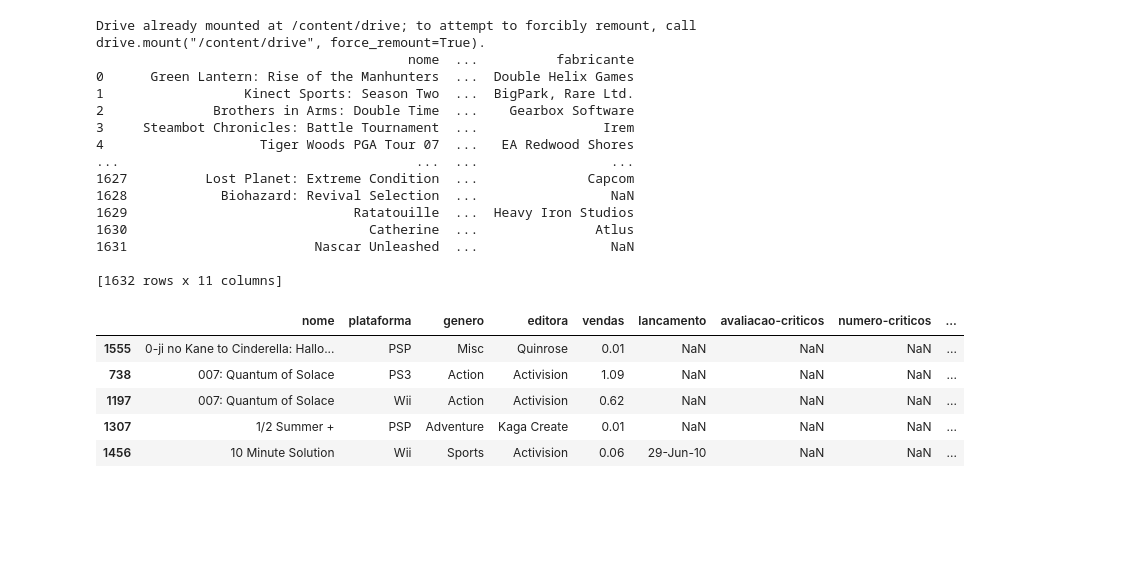
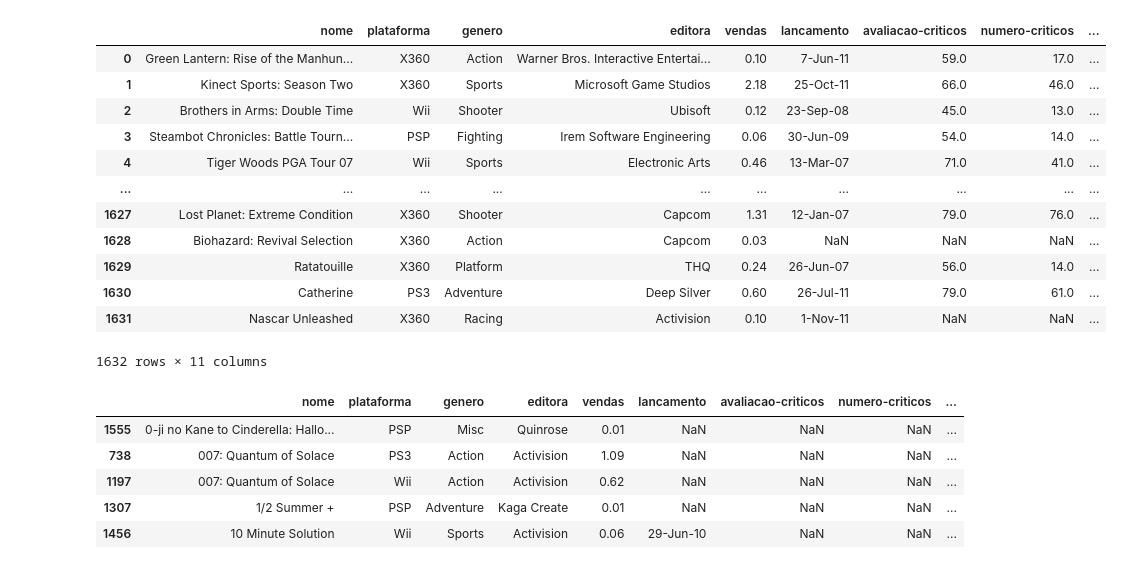
Before and after one commit to thiago9864/mineracao_dados, a Jupyter notebook: Trabalho_2_Mineração.ipynb, the cells around one changed output. Cells and saved outputs as stored; diff of their text form; code cells hidden in the pictures; blank space fills up the shorter version.

```diff
--- a/Trabalho_2_Mineração.ipynb
+++ b/Trabalho_2_Mineração.ipynb
@@ -5,26 +5,26 @@ import numpy as np
 import seaborn as sns
 import matplotlib.pyplot as plt
 # %%
-drive.mount('/content/drive')
-dados = pd.read_csv("/content/drive/MyDrive/Classroom/DCC127-2020.3-A - MINERAÇÃO DE DADOS - DEPTO DE CIENCIA DA COMPUTACAO  ICE/trabalho2_dados_21.csv")
+#drive.mount('/content/drive')
+#pasta_drive = '/content/drive/MyDrive/Classroom/DCC127-2020.3-A - MINERAÇÃO DE DADOS - DEPTO DE CIENCIA DA COMPUTACAO  ICE/'
+pasta_drive = ''
+dados = pd.read_csv(pasta_drive + "trabalho2_dados_21.csv")
 
-print(dados)
+dados
 # %% [output]
+|  | nome | plataforma | genero | editora | vendas | lancamento | avaliacao-criticos | numero-criticos | ... |
+| 0 | Green Lantern: Rise of the Manhun... | X360 | Action | Warner Bros. Interactive Entertai... | 0.10 | 7-Jun-11 | 59.0 | 17.0 | ... |
+| 1 | Kinect Sports: Season Two | X360 | Sports | Microsoft Game Studios | 2.18 | 25-Oct-11 | 66.0 | 46.0 | ... |
+| 2 | Brothers in Arms: Double Time | Wii | Shooter | Ubisoft | 0.12 | 23-Sep-08 | 45.0 | 13.0 | ... |
+| 3 | Steambot Chronicles: Battle Tourn... | PSP | Fighting | Irem Software Engineering | 0.06 | 30-Jun-09 | 54.0 | 14.0 | ... |
+| 4 | Tiger Woods PGA Tour 07 | Wii | Sports | Electronic Arts | 0.46 | 13-Mar-07 | 71.0 | 41.0 | ... |
+| ... | ... | ... | ... | ... | ... | ... | ... | ... | ... |
+| 1627 | Lost Planet: Extreme Condition | X360 | Shooter | Capcom | 1.31 | 12-Jan-07 | 79.0 | 76.0 | ... |
+| 1628 | Biohazard: Revival Selection | X360 | Action | Capcom | 0.03 | NaN | NaN | NaN | ... |
+| 1629 | Ratatouille | X360 | Platform | THQ | 0.24 | 26-Jun-07 | 56.0 | 14.0 | ... |
+| 1630 | Catherine | PS3 | Adventure | Deep Silver | 0.60 | 26-Jul-11 | 79.0 | 61.0 | ... |
+| 1631 | Nascar Unleashed | X360 | Racing | Activision | 0.10 | 1-Nov-11 | NaN | NaN | ... |
-Drive already mounted at /content/drive; to attempt to forcibly remount, call drive.mount("/content/drive", force_remount=True).
-                                        nome  ...          fabricante
-0      Green Lantern: Rise of the Manhunters  ...  Double Helix Games
-1                  Kinect Sports: Season Two  ...  BigPark, Rare Ltd.
-2              Brothers in Arms: Double Time  ...    Gearbox Software
-3     Steambot Chronicles: Battle Tournament  ...                Irem
-4                    Tiger Woods PGA Tour 07  ...   EA Redwood Shores
-...                                      ...  ...                 ...
-1627          Lost Planet: Extreme Condition  ...              Capcom
-1628            Biohazard: Revival Selection  ...                 NaN
-1629                             Ratatouille  ...  Heavy Iron Studios
-1630                               Catherine  ...               Atlus
-1631                        Nascar Unleashed  ...                 NaN
-
-[1632 rows x 11 columns]
+1632 rows × 11 columns
 # %%
 #Remove as linhas que contém valores nulos e ordena o resultado pelo nome do jogo
 dados = dados.sort_values('nome')
```
Also changed, not shown: parts of 1 cell of this notebook, 2 other files.
